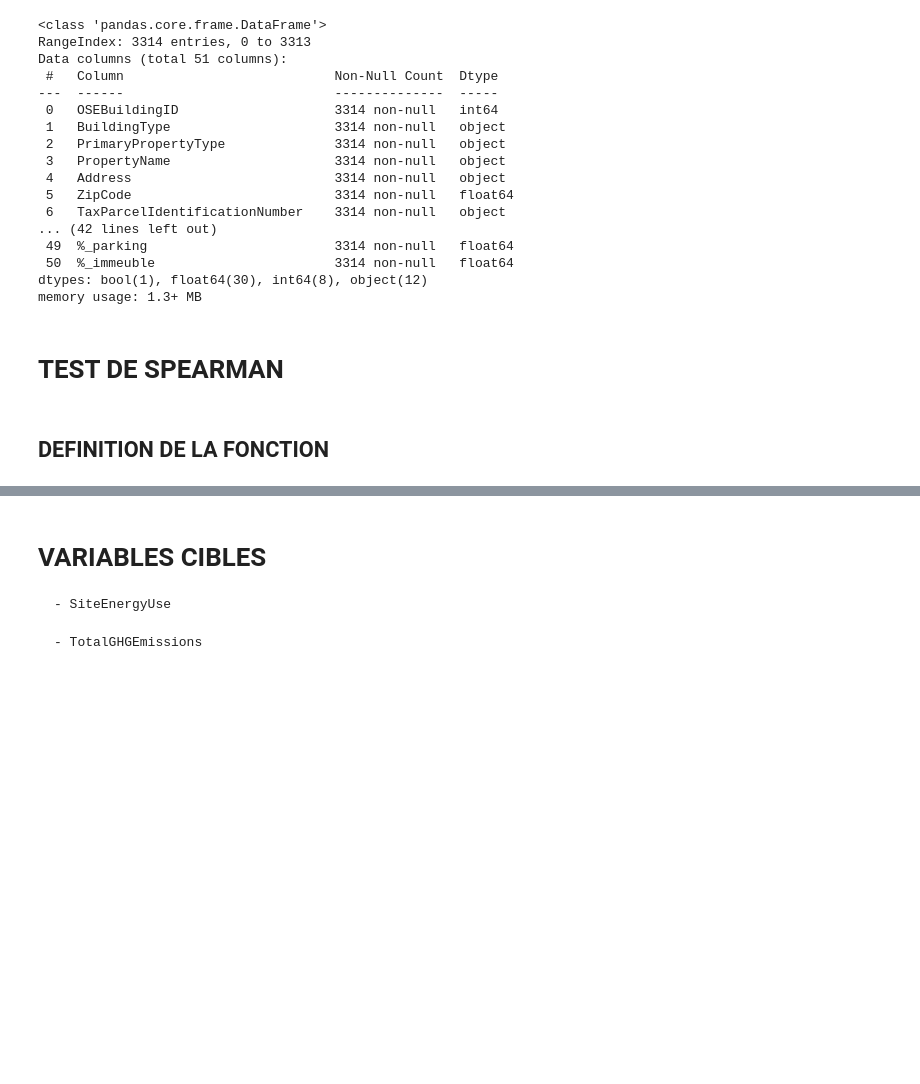
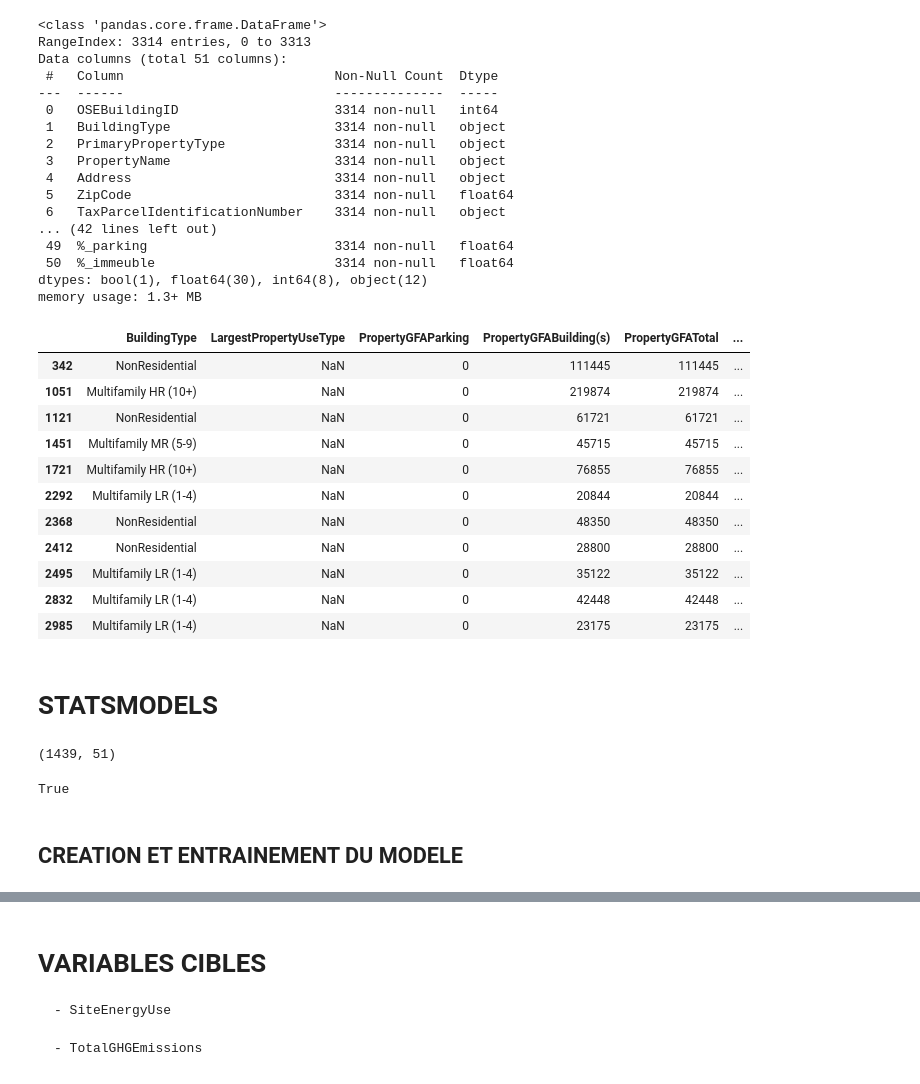
Before and after one commit to EP-portfolio/PROJET_4, a Jupyter notebook: PROJET_4.ipynb, the cells around one changed output, grey strips where cells are left out. Cells and saved outputs as stored; diff of their text form; code cells hidden in the pictures; blank space fills up the shorter version.

```diff
--- a/PROJET_4.ipynb
+++ b/PROJET_4.ipynb
@@ -1207,7 +1258,21 @@ Data columns (total 51 columns):
  50  %_immeuble                       3314 non-null   float64
 dtypes: bool(1), float64(30), int64(8), object(12)
 memory usage: 1.3+ MB
-# %% [markdown]
-# TEST DE SPEARMAN
-# %% [markdown]
-## DEFINITION DE LA FONCTION
+# %%
+DF_cleaned.loc[DF_cleaned['LargestPropertyUseTypeGFA'].isna(),['BuildingType'
+                                                               ,'LargestPropertyUseType','PropertyGFAParking'
+                                                               ,'PropertyGFABuilding(s)','PropertyGFATotal',
+                                                               'ListOfAllPropertyUseTypes']]
+# %% [output]
+|  | BuildingType | LargestPropertyUseType | PropertyGFAParking | PropertyGFABuilding(s) | PropertyGFATotal | ... |
+| 342 | NonResidential | NaN | 0 | 111445 | 111445 | ... |
+| 1051 | Multifamily HR (10+) | NaN | 0 | 219874 | 219874 | ... |
+| 1121 | NonResidential | NaN | 0 | 61721 | 61721 | ... |
+| 1451 | Multifamily MR (5-9) | NaN | 0 | 45715 | 45715 | ... |
+| 1721 | Multifamily HR (10+) | NaN | 0 | 76855 | 76855 | ... |
+| 2292 | Multifamily LR (1-4) | NaN | 0 | 20844 | 20844 | ... |
+| 2368 | NonResidential | NaN | 0 | 48350 | 48350 | ... |
+| 2412 | NonResidential | NaN | 0 | 28800 | 28800 | ... |
+| 2495 | Multifamily LR (1-4) | NaN | 0 | 35122 | 35122 | ... |
+| 2832 | Multifamily LR (1-4) | NaN | 0 | 42448 | 42448 | ... |
+| 2985 | Multifamily LR (1-4) | NaN | 0 | 23175 | 23175 | ... |
@@ -1213,0 +1281,2 @@ memory usage: 1.3+ MB
+# %% [markdown]
+# STATSMODELS
@@ -1214,3 +1285,7 @@ memory usage: 1.3+ MB
+# %%
+DF_cleaned.shape
+# %% [output]
+(1439, 51)
 # %%
 col_num=[]
 col_obj=[]
@@ -1254,0 +1306,4 @@ def spearman_correlations_pingouin_diagnostic(df, target_column, nan_policy='pai
+# %%
+'SiteEnergyUseWN(kBtu)' in col_num
+# %% [output]
+True
@@ -1254,0 +1316,2 @@ def spearman_correlations_pingouin_diagnostic(df, target_column, nan_policy='pai
+# %% [markdown]
+## CREATION ET ENTRAINEMENT DU MODELE
```
Also changed, not shown: parts of 47 cells of this notebook, 2 other files.
